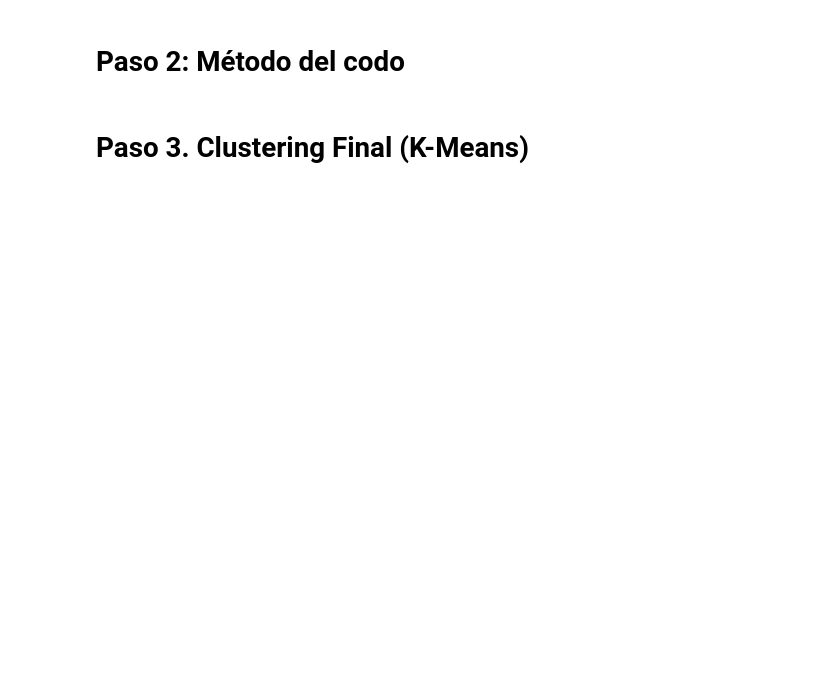
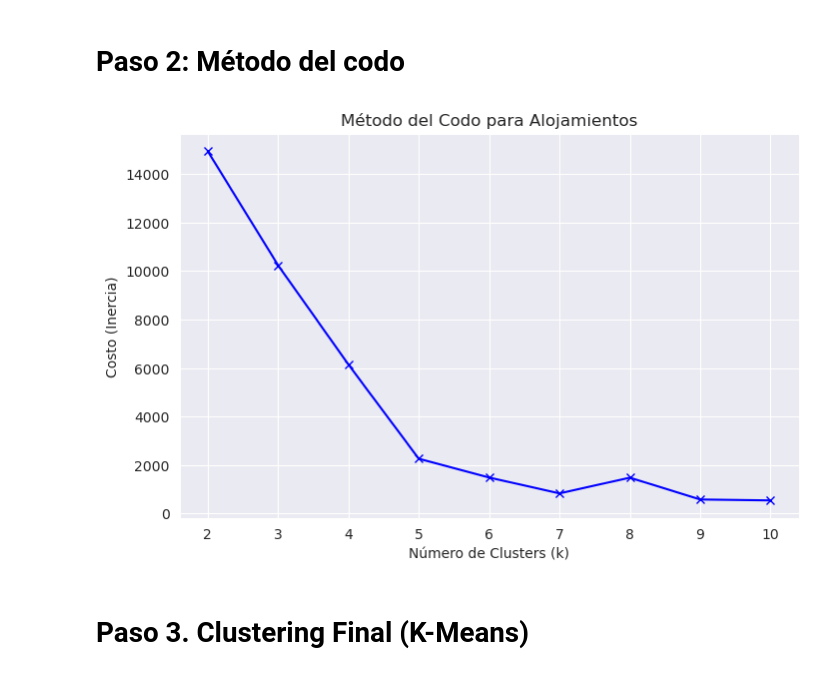
Before and after one commit to IICG-Coquimbo/practica-proyecto-equipo-de-turimos-y-hosteleria, a Jupyter notebook: semanas/Semana 10/Clustering.ipynb, the cells around one changed output. Saved outputs shown, nothing was run; the diff lists cells and outputs as text; code cells hidden in the pictures; blank space fills up the shorter version.

```diff
--- a/semanas/Semana 10/Clustering.ipynb
+++ b/semanas/Semana 10/Clustering.ipynb
@@ -168,22 +221,24 @@ plt.show()
 # %%
 from pyspark.ml.clustering import KMeans
 import matplotlib.pyplot as plt
 
 cost = []
-# Probamos de 2 a 10 clusters
+# Probamos de 2 a 10 clusters (Estructura idéntica de la profe)
 for k in range(2, 11):
     kmeans = KMeans(featuresCol='scaledFeatures', k=k, seed=42)
     model = kmeans.fit(df_scaled)
     # En versiones nuevas de Spark se usa getDistanceMeasure o summary
     cost.append(model.summary.trainingCost)
 
 # Graficamos el codo
 plt.figure(figsize=(8, 5))
 plt.plot(range(2, 11), cost, 'bx-')
 plt.xlabel('Número de Clusters (k)')
 plt.ylabel('Costo (Inercia)')
-plt.title('Método del Codo para Dietas Veterinarias')
+plt.title('Método del Codo para Alojamientos')
 plt.show()
+# %% [output]
+[figure, added]
 # %% [markdown]
 # Paso 3. Clustering Final (K-Means)
 # %%
```
Also changed, not shown: parts of 12 cells of this notebook, 2 other files.
